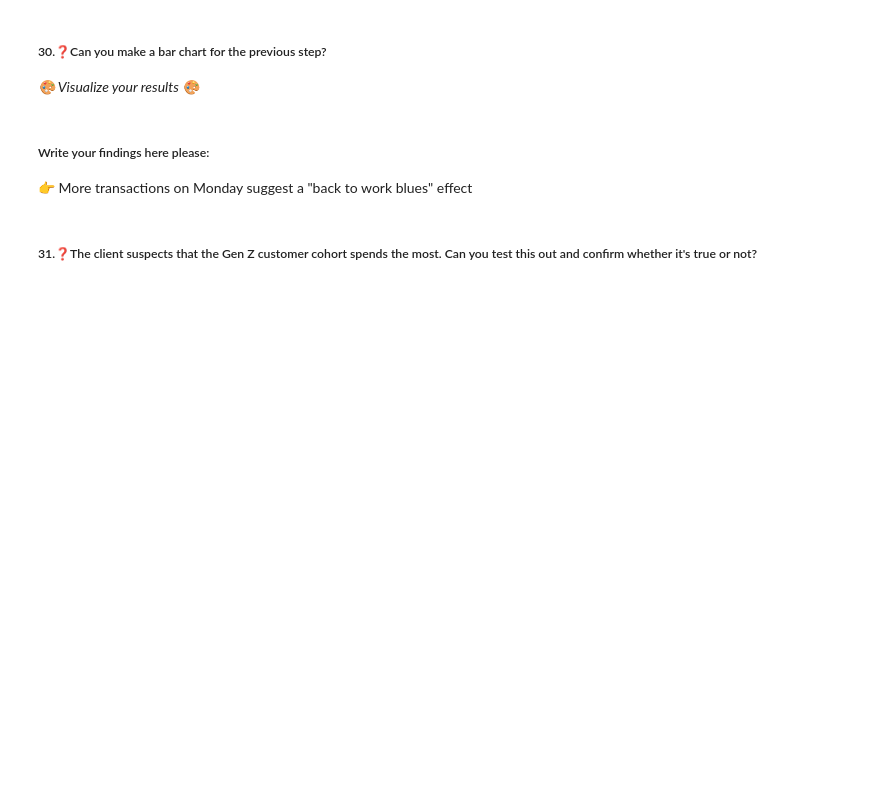
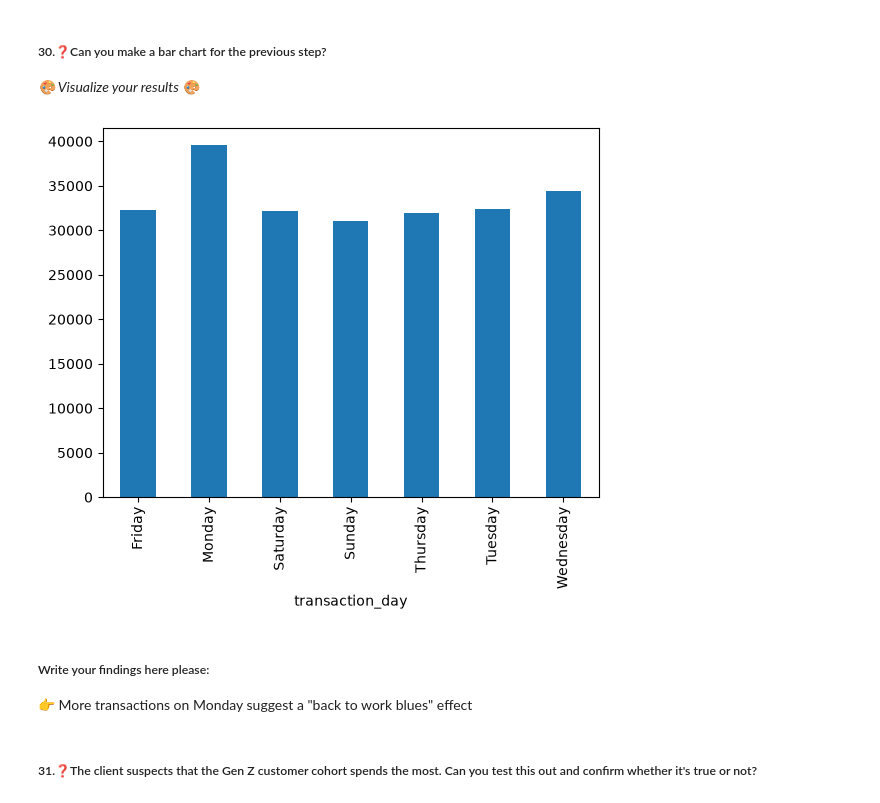
Before and after one commit to Meqdad-25/labs_projects, a Jupyter notebook: labs/3.13 Data Exploration Lab/Lab_Data_Exploration_Python-HMA-v.2.1.ipynb, the cells around one changed output. Drawn from its saved outputs; the diff is of its cells as text; code cells hidden in the pictures; blank space fills up the shorter version.

```diff
--- a/labs/3.13 Data Exploration Lab/Lab_Data_Exploration_Python-HMA-v.2.1.ipynb
+++ b/labs/3.13 Data Exploration Lab/Lab_Data_Exploration_Python-HMA-v.2.1.ipynb
@@ -164,5 +401,7 @@ _🎨 Visualize your results 🎨_
 # %% [markdown]
 ##### 28.❓Create a column that shows the transaction_day
+# %%
+coffee_df['transaction_day'] = coffee_df['transaction_date'].dt.day_name()
 # %% [markdown]
 ##### 29.❓Is there a relationship between the day of the week and the total sale revenue? How could you explain any relationship you can see in the data?
 *hint*: total sale revenue is the line_item_amount column
@@ -170,6 +422,10 @@ _🎨 Visualize your results 🎨_
 ##### 30.❓Can you make a bar chart for the previous step?
 
 _🎨 Visualize your results 🎨_
+# %%
+(coffee_df.groupby('transaction_day')['line_item_amount'].sum()).plot(kind = 'bar');
+# %% [output]
+[figure, added]
 # %% [markdown]
 ##### Write your findings here please:
 👉 More transactions on Monday suggest a "back to work blues" effect
```
Also changed, not shown: parts of 47 cells of this notebook.
